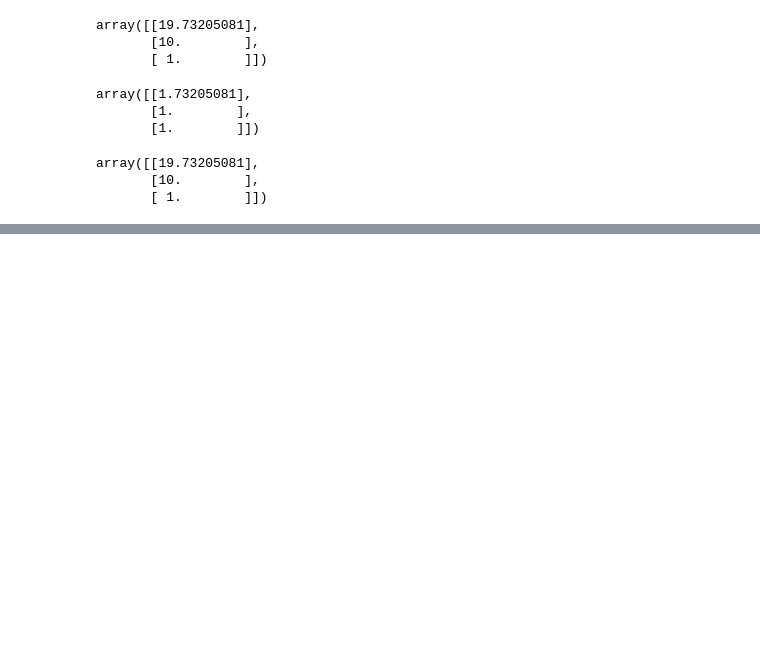
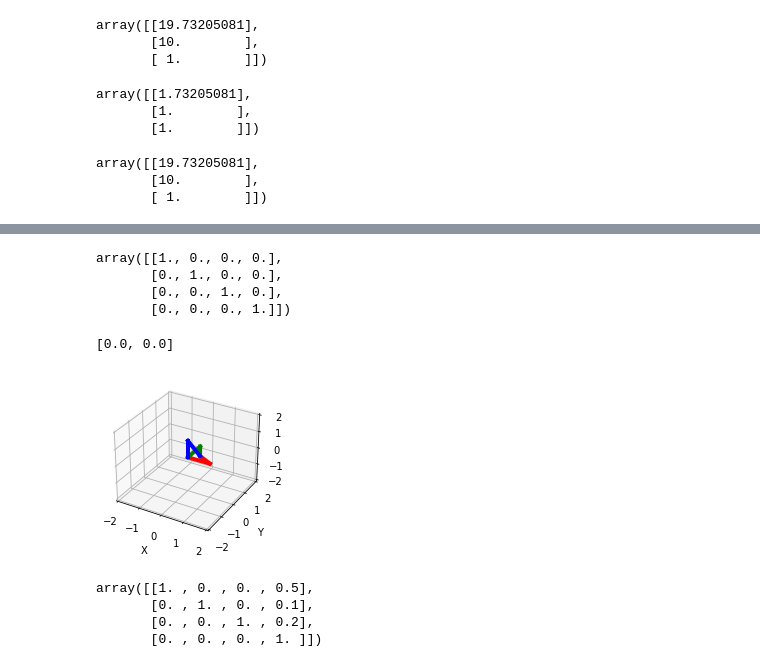
Before and after one commit to eraldoribeiro/changeOfCoordinates, a Jupyter notebook: changeOfBasis.ipynb, the cells around one changed output, grey strips where cells are left out. Drawn from its saved outputs; the diff is of its cells as text; code cells hidden in the pictures; blank space fills up the shorter version.

```diff
--- a/changeOfBasis.ipynb
+++ b/changeOfBasis.ipynb
@@ -302,0 +387,66 @@ array([[19.73205081],
+# %%
+# Frame {0}
+F0 = np.array([[1.0, 0.0, 0.0, 0.0],
+               [0.0, 1.0, 0.0, 0.0],
+               [0.0, 0.0, 1.0, 0.0],
+               [0.0, 0.0, 0.0, 1.0],
+              ])
+F0
+# %% [output]
+array([[1., 0., 0., 0.],
+       [0., 1., 0., 0.],
+       [0., 0., 1., 0.],
+       [0., 0., 0., 1.]])
+# %%
+[F0[0,3], F0[0,2]]
+# %% [output]
+[0.0, 0.0]
+# %%
+fig = plt.figure(figsize=(4, 3))
+
+ax = fig.add_subplot(111, projection="3d")
+ax.set_xlim((-2, 2))
+ax.set_ylim((-2, 2))
+ax.set_zlim((-2, 2))
+ax.set_xlabel("X")
+ax.set_ylabel("Y")
+ax.set_zlabel("Z")
+
+ax.plot([F0[0,3], F0[0,0]], [F0[1,3], F0[1,0]], [F0[2,3], F0[2,0]], c="r", lw=4)
+ax.plot([F0[0,3], F0[0,1]], [F0[1,3], F0[1,1]], [F0[2,3], F0[2,1]], c="g", lw=4)
+ax.plot([F0[0,3], F0[0,2]], [F0[1,3], F0[1,2]], [F0[2,3], F0[2,2]], c="b", lw=4)
+
+
+F1 = np.array([[1.0, 0.0, 0.0, 0.5],
+               [0.0, 1.0, 0.0, 0.1],
+               [0.0, 0.0, 1.0, 0.2],
+               [0.0, 0.0, 0.0, 1.0],
+              ])
+
+
+F = F1
+ax.plot([F[0,3], F[0,0]], [F[1,3], F[1,0]], [F[2,3], F[2,0]], c="r", lw=4)
+ax.plot([F[0,3], F[0,1]], [F[1,3], F[1,1]], [F[2,3], F[2,1]], c="g", lw=4)
+ax.plot([F[0,3], F[0,2]], [F[1,3], F[1,2]], [F[2,3], F[2,2]], c="b", lw=4)
+plt.show()
+
+
+
+
+
+plt.show()
+# %% [output]
+[figure, added]
+# %%
+
+F1 = np.array([[1.0, 0.0, 0.0, 0.5],
+               [0.0, 1.0, 0.0, 0.1],
+               [0.0, 0.0, 1.0, 0.2],
+               [0.0, 0.0, 0.0, 1.0],
+              ])
+F1
+# %% [output]
+array([[1. , 0. , 0. , 0.5],
+       [0. , 1. , 0. , 0.1],
+       [0. , 0. , 1. , 0.2],
+       [0. , 0. , 0. , 1. ]])
```
Also changed, not shown: parts of 8 cells of this notebook, 7 other files.
